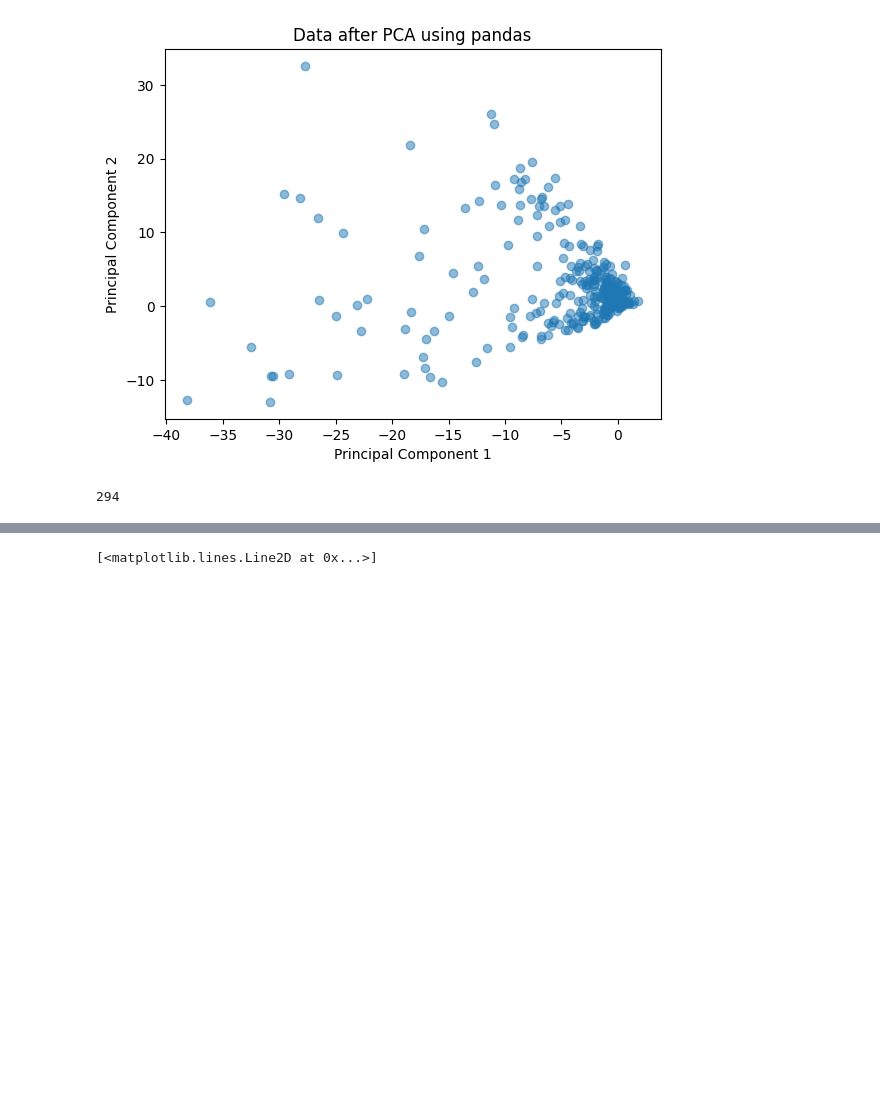
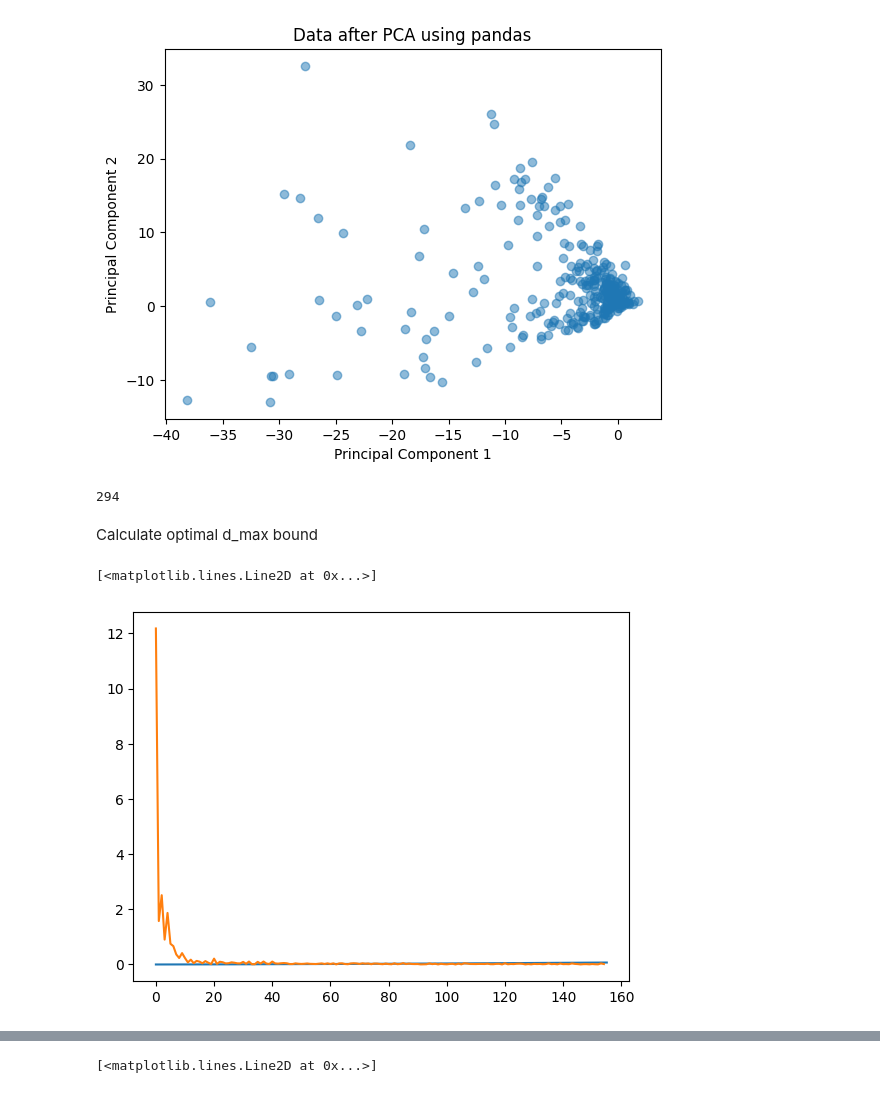
Before and after one commit to Dernalord/Project_OT, a Jupyter notebook: Project_OT.ipynb, the cells around one changed output, grey strips where cells are left out. Drawn from its saved outputs; the diff is of its cells as text; code cells hidden in the pictures; blank space fills up the shorter version.

Commit message:
optimal d

```diff
--- a/Project_OT.ipynb
+++ b/Project_OT.ipynb
@@ -85,3 +86,53 @@ for i in range(len(sorted_eigenvalue)):
 np.sum(abs(sorted_eigenvalue)>0.0001)
 # %% [output]
 294
+# %% [markdown]
+Calculate optimal d_max bound
+# %%
+def max_d_optimal(source, target):
+    scaler = StandardScaler()
+    norm_source=scaler.fit_transform(source)
+    norm_target=scaler.fit_transform(target)
+
+    n = min(source.shape[0],target.shape[0])
+
+    df_source = pd.DataFrame(norm_source)
+    df_target = pd.DataFrame(norm_target)
+
+    cov_source = df_source.cov()
+    cov_target = df_target.cov()
+    # Get the eigenvalues and eigenvectors
+    eigen_values_source, _ = np.linalg.eig(cov_source)
+    eigen_values_target, _ = np.linalg.eig(cov_target)
+    #eigen_values_source = eigen_values_source[eigen_values_source.imag >0]
+    #eigen_values_target = eigen_values_target[eigen_values_target.imag >0]
+
+    eigen_values_source, eigen_values_target = abs(eigen_values_source), abs(eigen_values_target)
+    a = np.sort((eigen_values_source))[::-1]
+    b = np.sort((eigen_values_target))[::-1]
+    a = a[:n]
+    b = b[:n]
+    a_dif = a[0:-2]-a[1:-1]
+    b_dif = b[0:-2]-b[1:-1]
+    dif = np.stack((a_dif,b_dif)).T
+
+    eigens = np.stack((a,b)).T
+    eigens_mim = np.min(eigens,axis=1)
+    eigens_mim_d_1 = eigens_mim[1:-1]
+    eigens_mim_d_0 = eigens_mim[0:-2]
+    #print(eigens.shape)
+    #eigens_min = np.min(eigens, axis=0)
+    return a, np.min((a_dif, b_dif), axis=0)
+
+def bound(delta, gamma, d_last, n_min, B=1):
+    d = np.arange(d_last)
+    b = (1+np.sqrt((np.log(2)/delta)/2)) *(16*d**(3/2)*B)/(gamma*np.sqrt(n_min))
+    return b
+# %%
+a , d_dif_min = max_d_optimal(X_w_surf,X_d_surf)
+bound_dc = bound(delta=0.1, gamma=100000, d_last=156, n_min=157, B=1)
+plt.plot(bound_dc)
+plt.plot(d_dif_min)
+# %% [output]
+[<matplotlib.lines.Line2D at 0x...>]
+[figure, added]
```
Also changed, not shown: parts of 16 cells of this notebook.
